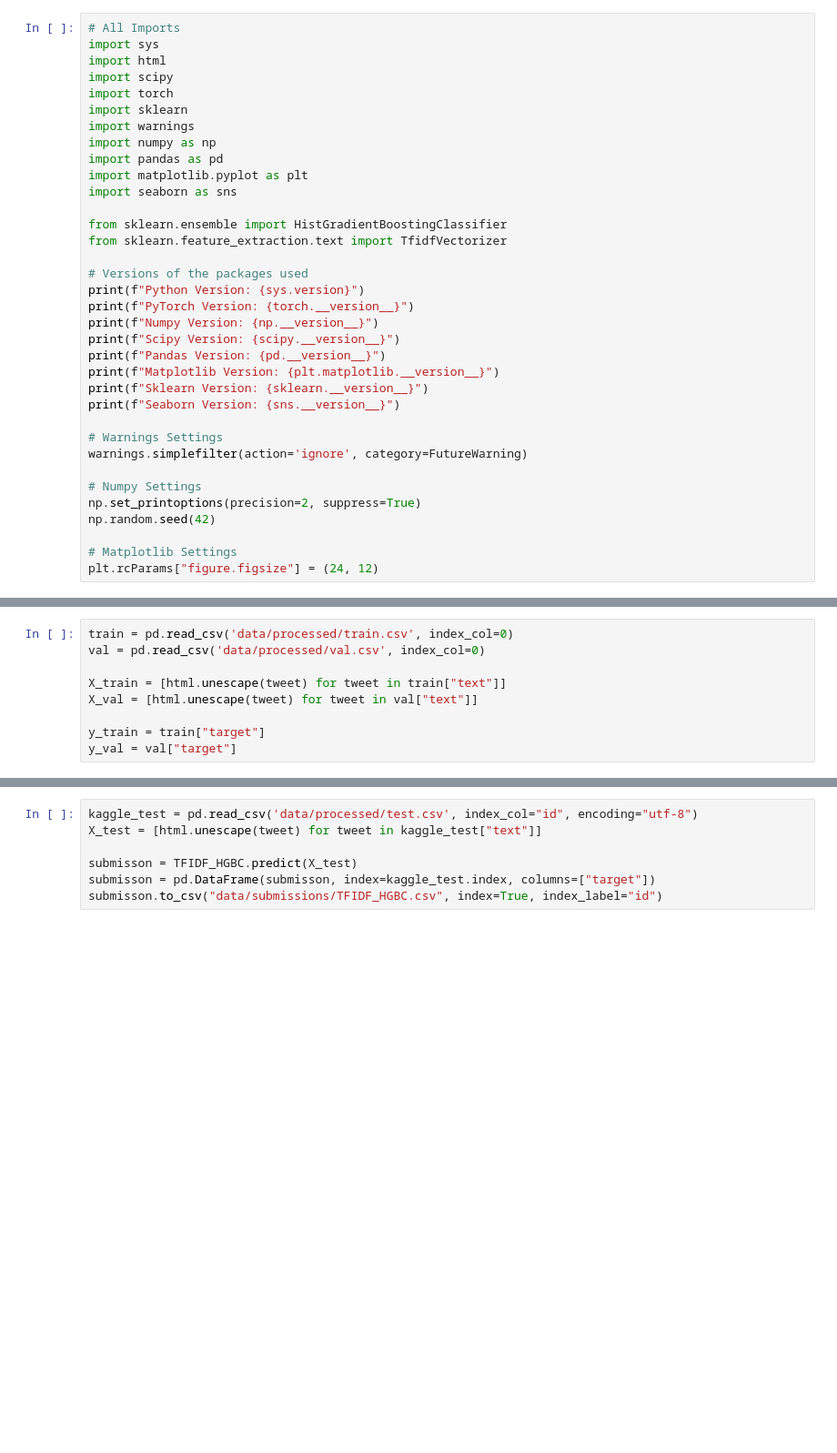
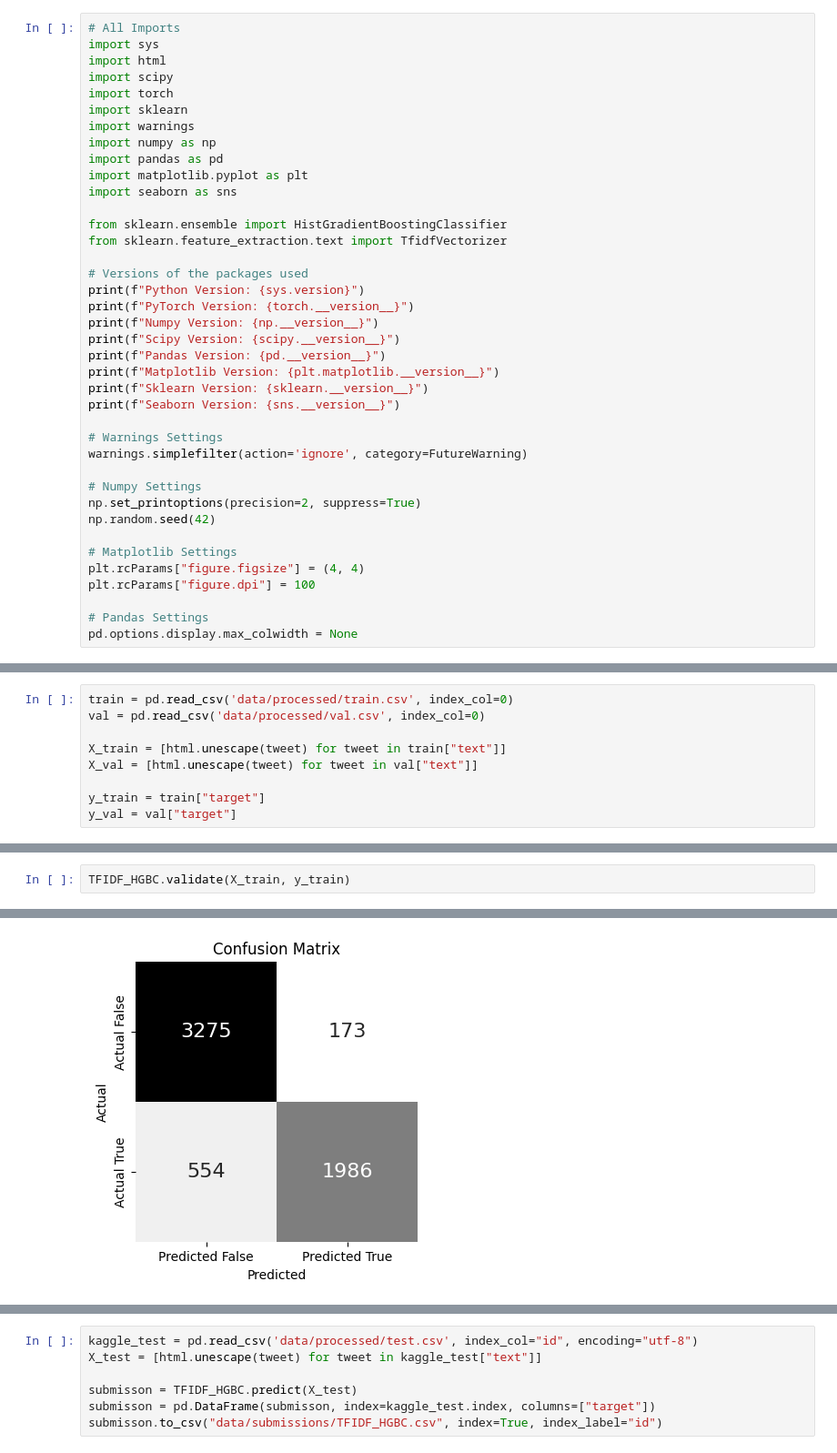
Before and after one commit to florinbarbisch/npr-mc1-text-classification, a Jupyter notebook: Model2_TFIDF_HGBC.ipynb, the cells around one changed output, grey strips where cells are left out. Shown at 91% size. Saved outputs shown, nothing was run; the diff lists cells and outputs as text; blank space fills up the shorter version.

Commit message:
add evaluation of tfidf-hgbc

```diff
--- a/Model2_TFIDF_HGBC.ipynb
+++ b/Model2_TFIDF_HGBC.ipynb
@@ -52,5 +64,9 @@ np.set_printoptions(precision=2, suppress=True)
 np.random.seed(42)
 
 # Matplotlib Settings
-plt.rcParams["figure.figsize"] = (24, 12)
+plt.rcParams["figure.figsize"] = (4, 4)
+plt.rcParams["figure.dpi"] = 100
+
+# Pandas Settings
+pd.options.display.max_colwidth = None
 # %% [output]
@@ -183,0 +259,3 @@ F1 Macro: 0.7650
+# %%
+TFIDF_HGBC.validate(X_train, y_train)
+# %% [output]
@@ -183,0 +267 @@ F1 Macro: 0.7650
+[figure, added]
```
Also changed, not shown: parts of 24 cells of this notebook.
